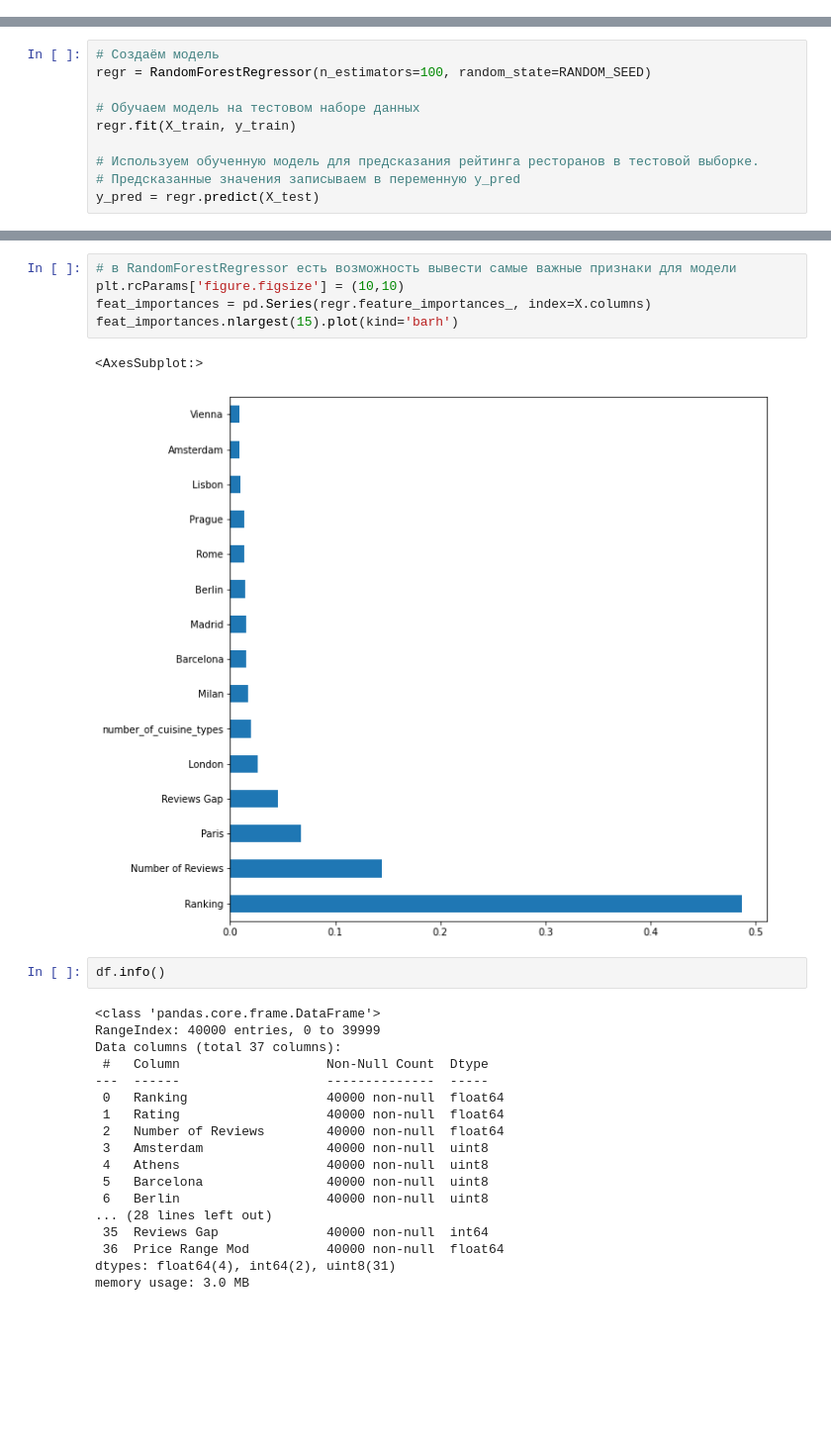
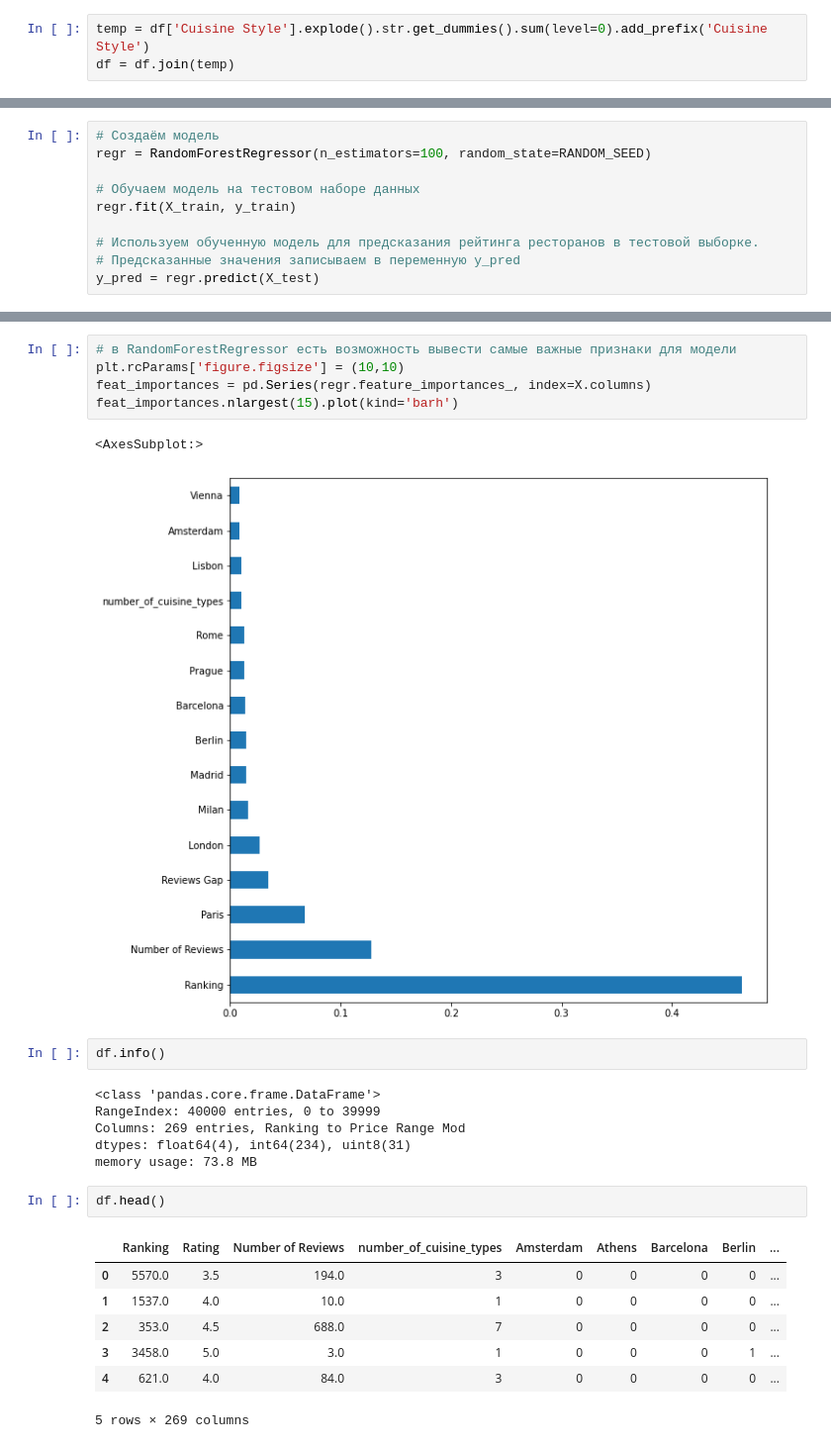
Before and after one commit to Golovolastik/skillfactory_rds, a Jupyter notebook: module_3/my_first_model.ipynb, the cells around one changed output, grey strips where cells are left out. Shown at 99% size. Cells and saved outputs as stored; diff of their text form; blank space fills up the shorter version.

```diff
--- a/module_3/my_first_model.ipynb
+++ b/module_3/my_first_model.ipynb
@@ -38,3 +81,6 @@ df = df.join(dummed_cities)
+# %%
+temp = df['Cuisine Style'].explode().str.get_dummies().sum(level=0).add_prefix('Cuisine Style')
+df = df.join(temp)
 # %%
 # Конвертируем даты в правильный формат
 def convert_time(row):
@@ -202,24 +245,22 @@ feat_importances = pd.Series(regr.feature_importances_, index=X.columns)
 feat_importances.nlargest(15).plot(kind='barh')
 # %% [output]
 <AxesSubplot:>
-[figure, old version]
+[figure, new version]
 # %%
 df.info()
 # %% [output]
 <class 'pandas.core.frame.DataFrame'>
 RangeIndex: 40000 entries, 0 to 39999
-Data columns (total 37 columns):
- #   Column                   Non-Null Count  Dtype
----  ------                   --------------  -----
- 0   Ranking                  40000 non-null  float64
- 1   Rating                   40000 non-null  float64
- 2   Number of Reviews        40000 non-null  float64
- 3   Amsterdam                40000 non-null  uint8
- 4   Athens                   40000 non-null  uint8
- 5   Barcelona                40000 non-null  uint8
- 6   Berlin                   40000 non-null  uint8
-... (28 lines left out)
- 35  Reviews Gap              40000 non-null  int64
- 36  Price Range Mod          40000 non-null  float64
-dtypes: float64(4), int64(2), uint8(31)
-memory usage: 3.0 MB
+Columns: 269 entries, Ranking to Price Range Mod
+dtypes: float64(4), int64(234), uint8(31)
+memory usage: 73.8 MB
+# %%
+df.head()
+# %% [output]
+|  | Ranking | Rating | Number of Reviews | number_of_cuisine_types | Amsterdam | Athens | Barcelona | Berlin | ... |
+| 0 | 5570.0 | 3.5 | 194.0 | 3 | 0 | 0 | 0 | 0 | ... |
+| 1 | 1537.0 | 4.0 | 10.0 | 1 | 0 | 0 | 0 | 0 | ... |
+| 2 | 353.0 | 4.5 | 688.0 | 7 | 0 | 0 | 0 | 0 | ... |
+| 3 | 3458.0 | 5.0 | 3.0 | 1 | 0 | 0 | 0 | 1 | ... |
+| 4 | 621.0 | 4.0 | 84.0 | 3 | 0 | 0 | 0 | 0 | ... |
+5 rows × 269 columns
```
Also changed, not shown: parts of 11 cells of this notebook, 1 other file.
